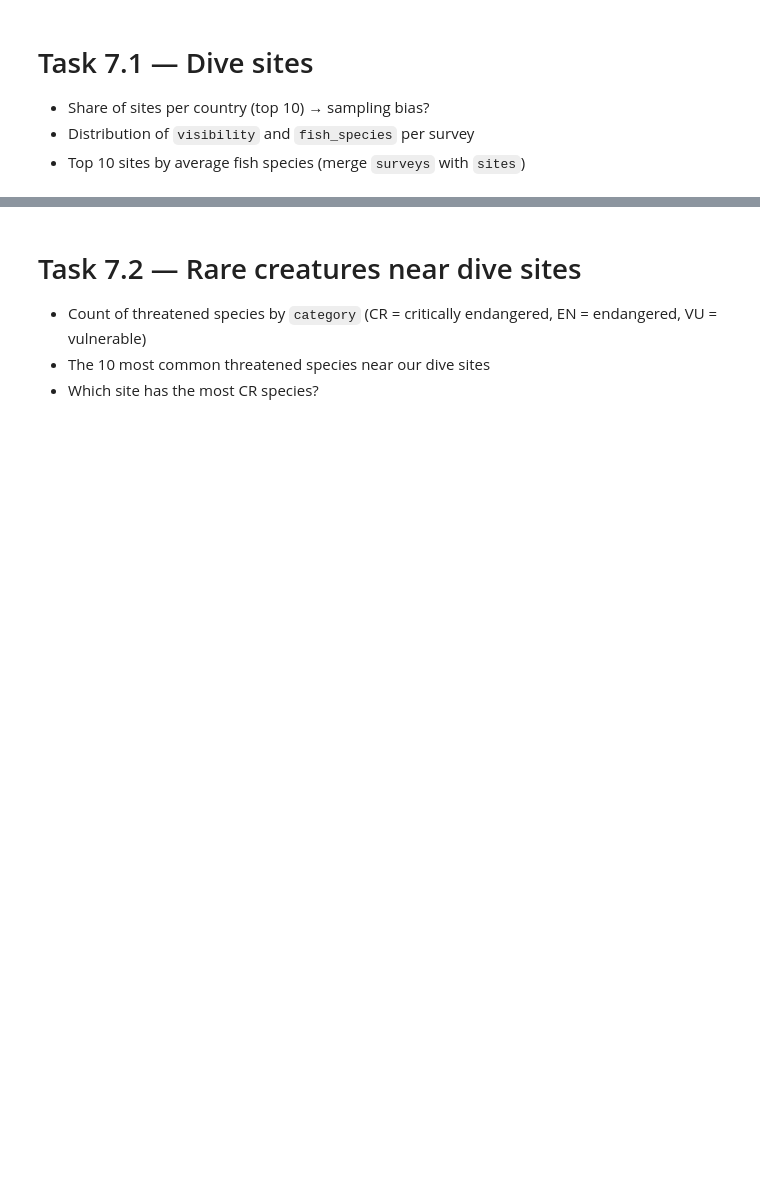
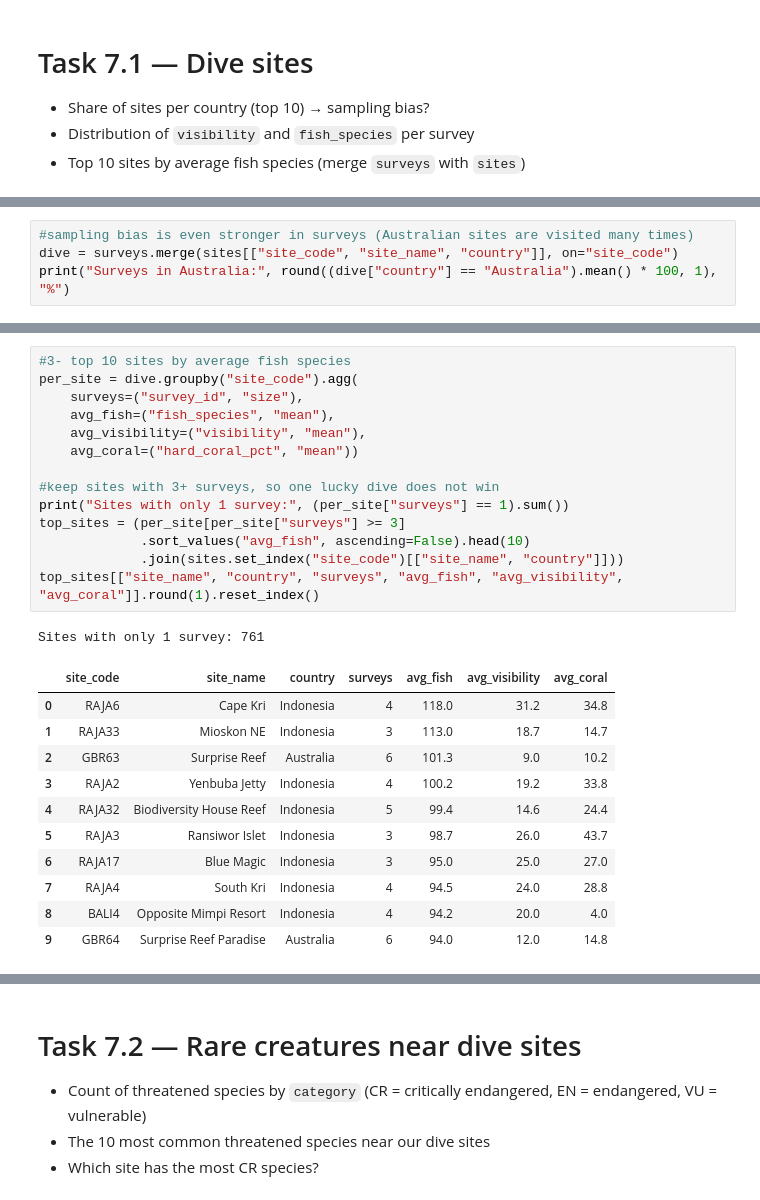
Before and after one commit to xkh11/kanz-ml-project-tuwaiq-academy, a Jupyter notebook: notebooks/Kanz_EDA.ipynb, the cells around one changed output, grey strips where cells are left out. Cells and saved outputs as stored; diff of their text form; blank space fills up the shorter version.

```diff
--- a/notebooks/Kanz_EDA.ipynb
+++ b/notebooks/Kanz_EDA.ipynb
@@ -856,0 +893,4 @@ Sources: Osman et al. (2018), Global Change Biology, doi:10.1111/gcb.13895 · El
+# %%
+#sampling bias is even stronger in surveys (Australian sites are visited many times)
+dive = surveys.merge(sites[["site_code", "site_name", "country"]], on="site_code")
+print("Surveys in Australia:", round((dive["country"] == "Australia").mean() * 100, 1), "%")
@@ -856,0 +936,27 @@ Sources: Osman et al. (2018), Global Change Biology, doi:10.1111/gcb.13895 · El
+# %%
+#3- top 10 sites by average fish species
+per_site = dive.groupby("site_code").agg(
+    surveys=("survey_id", "size"),
+    avg_fish=("fish_species", "mean"),
+    avg_visibility=("visibility", "mean"),
+    avg_coral=("hard_coral_pct", "mean"))
+
+#keep sites with 3+ surveys, so one lucky dive does not win
+print("Sites with only 1 survey:", (per_site["surveys"] == 1).sum())
+top_sites = (per_site[per_site["surveys"] >= 3]
+             .sort_values("avg_fish", ascending=False).head(10)
+             .join(sites.set_index("site_code")[["site_name", "country"]]))
+top_sites[["site_name", "country", "surveys", "avg_fish", "avg_visibility", "avg_coral"]].round(1).reset_index()
+# %% [output]
+Sites with only 1 survey: 761
+|  | site_code | site_name | country | surveys | avg_fish | avg_visibility | avg_coral |
+| 0 | RAJA6 | Cape Kri | Indonesia | 4 | 118.0 | 31.2 | 34.8 |
+| 1 | RAJA33 | Mioskon NE | Indonesia | 3 | 113.0 | 18.7 | 14.7 |
+| 2 | GBR63 | Surprise Reef | Australia | 6 | 101.3 | 9.0 | 10.2 |
+| 3 | RAJA2 | Yenbuba Jetty | Indonesia | 4 | 100.2 | 19.2 | 33.8 |
+| 4 | RAJA32 | Biodiversity House Reef | Indonesia | 5 | 99.4 | 14.6 | 24.4 |
+| 5 | RAJA3 | Ransiwor Islet | Indonesia | 3 | 98.7 | 26.0 | 43.7 |
+| 6 | RAJA17 | Blue Magic | Indonesia | 3 | 95.0 | 25.0 | 27.0 |
+| 7 | RAJA4 | South Kri | Indonesia | 4 | 94.5 | 24.0 | 28.8 |
+| 8 | BALI4 | Opposite Mimpi Resort | Indonesia | 4 | 94.2 | 20.0 | 4.0 |
+| 9 | GBR64 | Surprise Reef Paradise | Australia | 6 | 94.0 | 12.0 | 14.8 |
```
Also changed, not shown: parts of 18 cells of this notebook.
